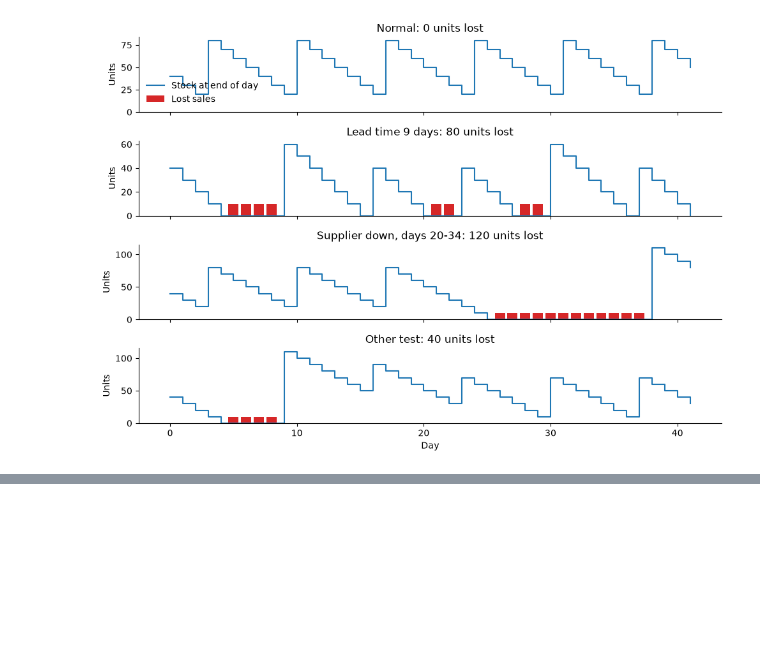
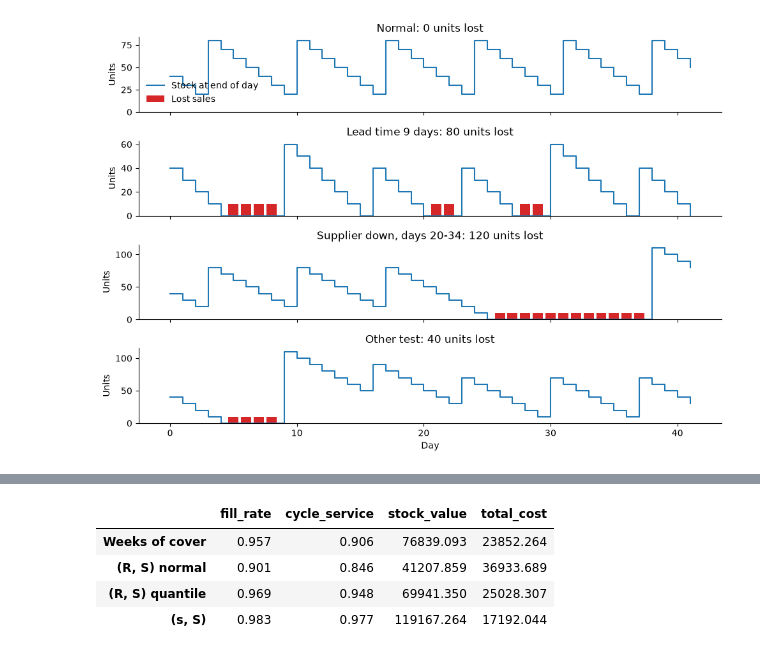
Before and after one commit to vitorneve-s7/supply-chain-decision-platform, a Jupyter notebook: notebooks/04_digital_twin.ipynb, the cells around one changed output, grey strips where cells are left out. Drawn from its saved outputs; the diff is of its cells as text; code cells hidden in the pictures; blank space fills up the shorter version.

Commit message:
Add DC ordering policy and validate the twin

```diff
--- a/notebooks/04_digital_twin.ipynb
+++ b/notebooks/04_digital_twin.ipynb
@@ -102,0 +109,39 @@ day  37: delivered   70 units   stock   80
+# %%
+import json
+import sys
+from functools import partial
+from pathlib import Path
+
+ROOT = Path.cwd().parent if Path.cwd().name == "notebooks" else Path.cwd()
+sys.path.append(str(ROOT))
+
+from src.inventory import policies
+from src.inventory.inputs import build_inputs, draw_lead_times
+from src.inventory.kpis import scorecard
+from src.simulation.config import NetworkConfig
+from src.simulation.dc import dc_order_up_to
+from src.simulation.twin import Twin
+
+inputs = build_inputs()
+lead_times = draw_lead_times(inputs)
+z_by_class = json.loads((ROOT / "results" / "inventory_z.json").read_text())
+
+STORE_POLICIES = {
+    "Weeks of cover": partial(policies.weeks_of_cover, weeks=3),
+    "(R, S) normal": policies.order_up_to_normal,
+    "(R, S) quantile": partial(policies.order_up_to_quantile, z_by_class=z_by_class),
+    "(s, S)": partial(policies.reorder_point, z_by_class=z_by_class),
+}
+
+normal = {}
+for name, policy in STORE_POLICIES.items():
+    twin = Twin(inputs, policy, dc_order_up_to, lead_times, NetworkConfig()).run()
+    normal[name] = scorecard(twin.store_records()).loc["all"]
+
+pd.DataFrame(normal).T[["fill_rate", "cycle_service", "stock_value", "total_cost"]].round(3)
+# %% [output]
+|  | fill_rate | cycle_service | stock_value | total_cost |
+| Weeks of cover | 0.957 | 0.906 | 76839.093 | 23852.264 |
+| (R, S) normal | 0.901 | 0.846 | 41207.859 | 36933.689 |
+| (R, S) quantile | 0.969 | 0.948 | 69941.350 | 25028.307 |
+| (s, S) | 0.983 | 0.977 | 119167.264 | 17192.044 |
```
Also changed, not shown: parts of 1 cell of this notebook, 4 other files.
